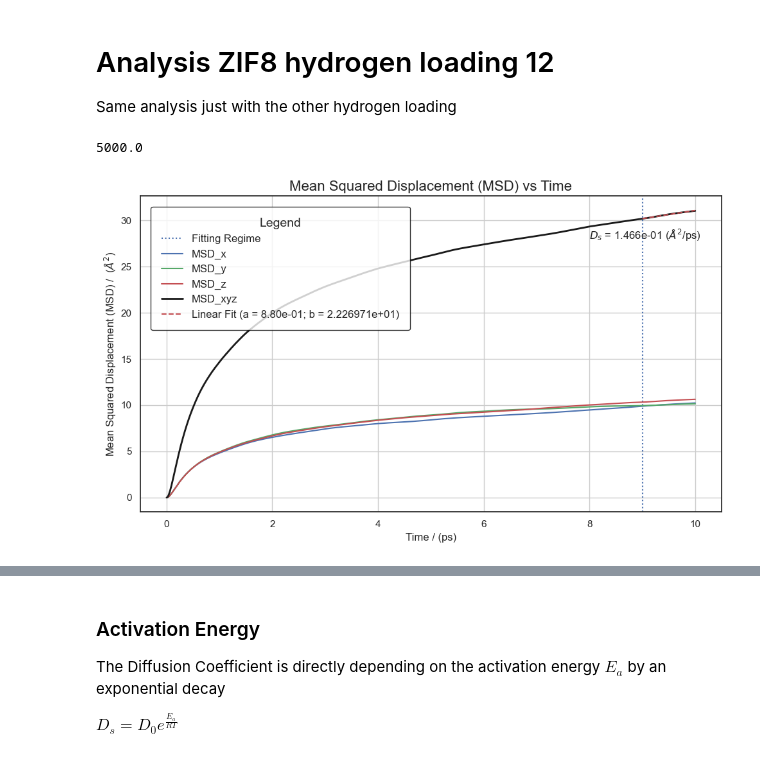
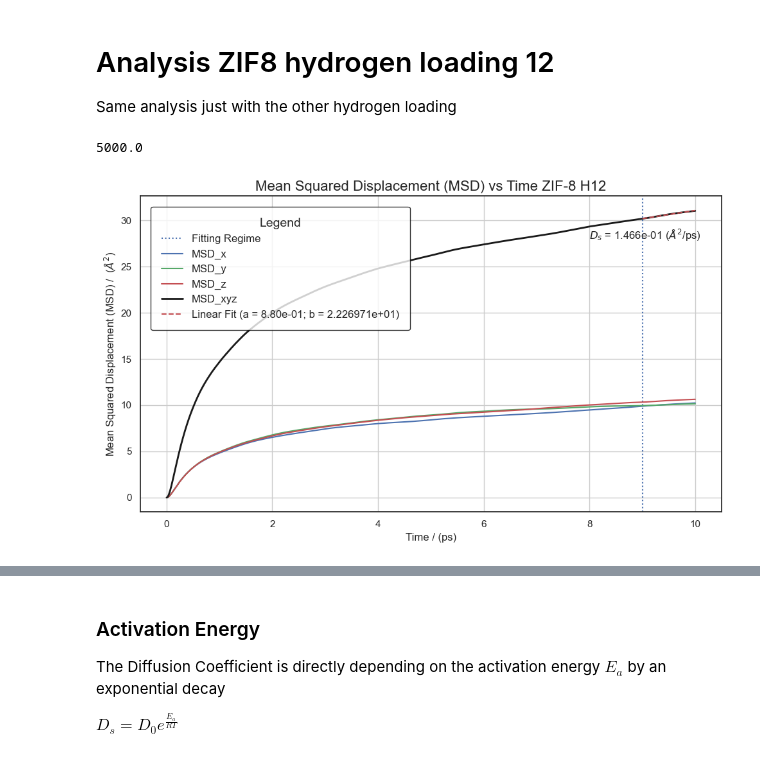
Before and after one commit to LukasMeinschad/Theoretische_Chemie, a Jupyter notebook: Praktikum/qm_part_b/Auswertung_QM_B.ipynb, the cells around one changed output, grey strips where cells are left out. Cells and saved outputs as stored; diff of their text form; code cells hidden in the pictures.

```diff
--- a/Praktikum/qm_part_b/Auswertung_QM_B.ipynb
+++ b/Praktikum/qm_part_b/Auswertung_QM_B.ipynb
@@ -329,35 +332,35 @@ sns.lineplot(data=df, x='Time', y='MSD_y', label='MSD_y', color='g')
 sns.lineplot(data=df, x='Time', y='MSD_z', label='MSD_z', color='r')
 sns.lineplot(data=df, x='Time', y='MSD_xyz', label='MSD_xyz', color='k', linewidth=2)
 
 # Plot the Fit and D
 plt.plot(time[-500:], fitted_line , label=f'Linear Fit (a = {a_fit:.2e}; b = {b_fit:2e})', color='r', linestyle='--')
 
 plt.text(8,28, f"$D_s$ = {d_einstein:.3e} ($\AA^2$/ps)")
 
 # Customize the plot
-plt.title('Mean Squared Displacement (MSD) vs Time', fontsize=16)
+plt.title('Mean Squared Displacement (MSD) vs Time ZIF-8 H12', fontsize=16)
 plt.xlabel('Time / (ps)', fontsize=12)
 plt.ylabel(r'Mean Squared Displacement (MSD) /  ($\AA^2$)', fontsize=12)
 plt.legend(
     title="Legend",
     loc='upper left',
     frameon=True,   # Enable the box around the legend
     facecolor='white',  # Background color of the box
     edgecolor='black',  # Border color of the box
     fontsize=12,  # Font size for legend text
     title_fontsize=14,  # Font size for the title in the legend
     borderpad=1,  # Padding between the legend content and the box
     borderaxespad=1  # Padding between the legend and the plot
 )
 plt.grid(True)
 
 # Show the plot
 plt.tight_layout()
 plt.savefig("MSD_with_einstein_fit_12_loading.png")
 plt.show()
 # %% [output]
 5000.0
-[figure, old version]
+[figure, new version]
 # %%
 data = np.genfromtxt("data_zif12/green_kubo.out")
 time = data[:,0]
```
Also changed, not shown: parts of 7 cells of this notebook, 17 other files.
